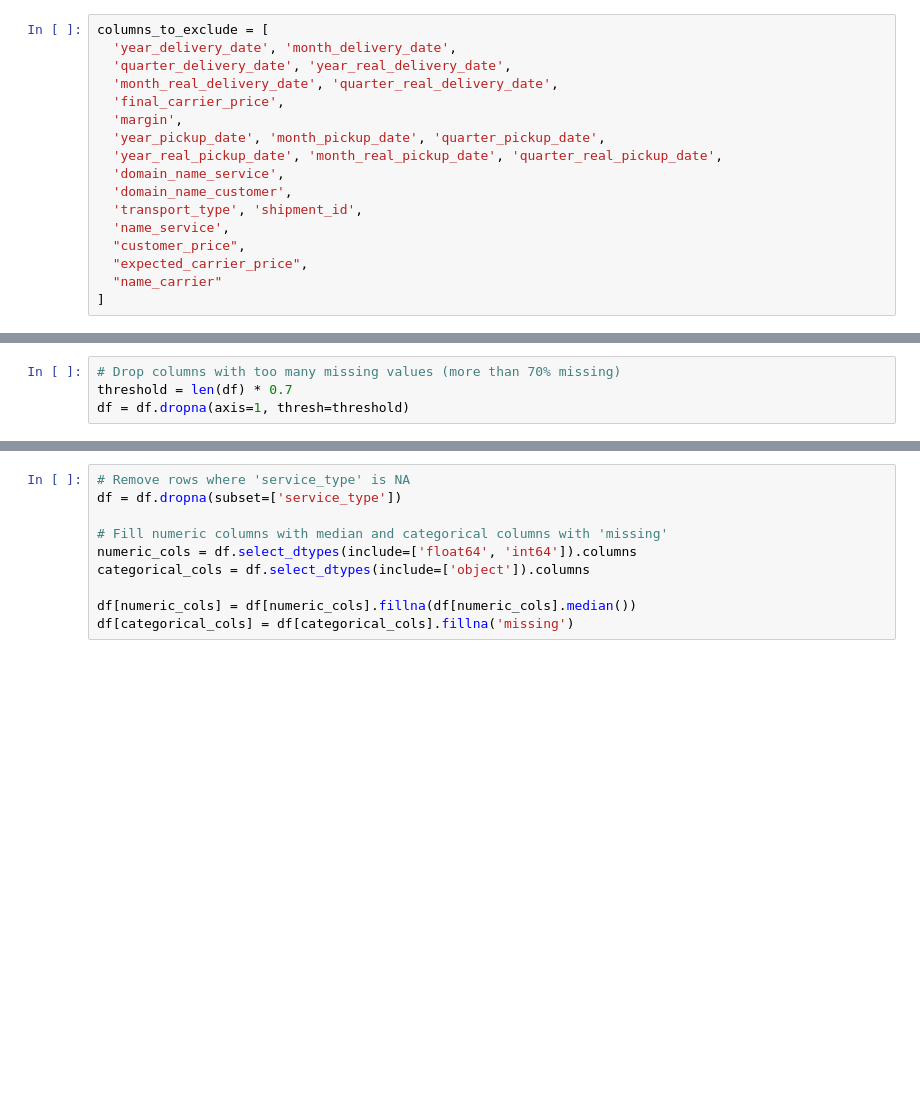
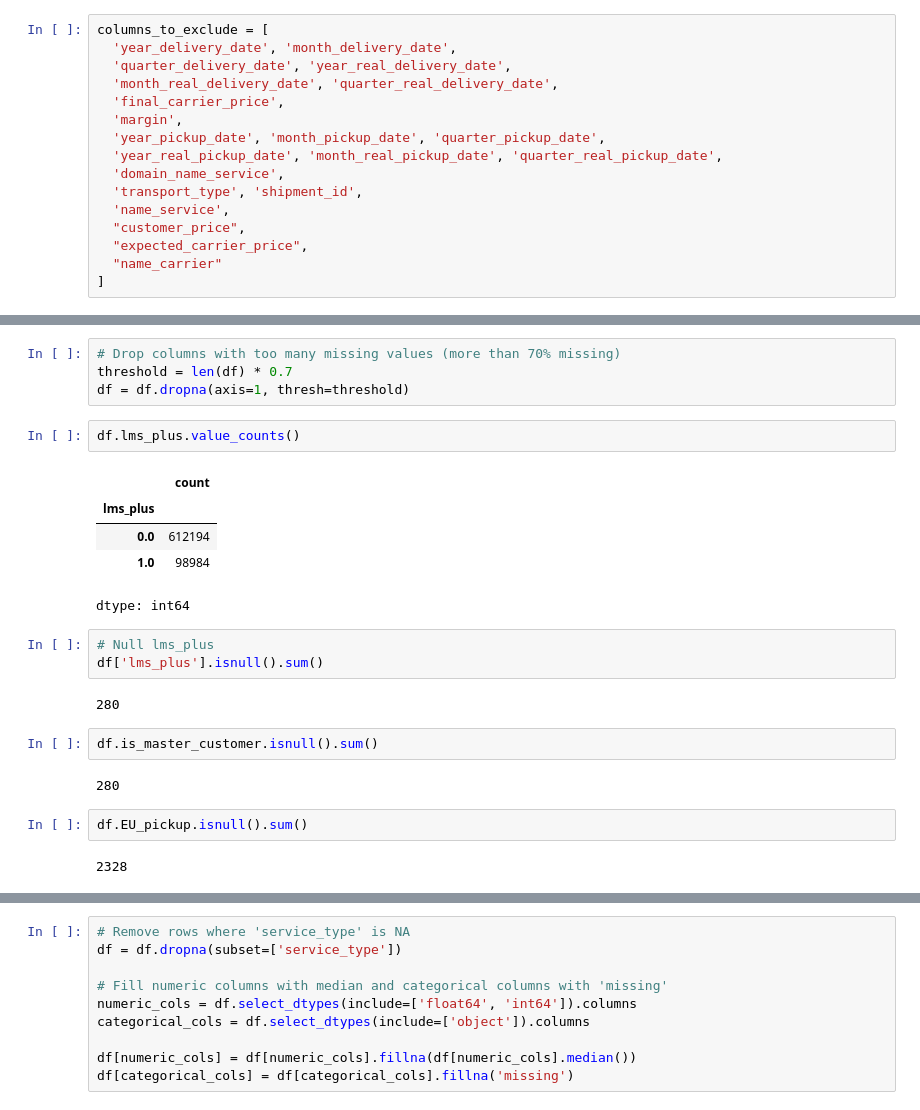
Before and after one commit to BianchiLuca28/FHNW-BI-LMS, a Jupyter notebook: notebooks/model.ipynb, the cells around one changed output, grey strips where cells are left out. Saved outputs shown, nothing was run; the diff lists cells and outputs as text; blank space fills up the shorter version.

```diff
--- a/notebooks/model.ipynb
+++ b/notebooks/model.ipynb
@@ -152,7 +145,6 @@ columns_to_exclude = [
   'year_pickup_date', 'month_pickup_date', 'quarter_pickup_date',
   'year_real_pickup_date', 'month_real_pickup_date', 'quarter_real_pickup_date',
   'domain_name_service',
-  'domain_name_customer',
   'transport_type', 'shipment_id',
   'name_service',
   "customer_price",
@@ -173,6 +165,27 @@ To handle the missing values, we approached this problem in the following way:
 # Drop columns with too many missing values (more than 70% missing)
 threshold = len(df) * 0.7
 df = df.dropna(axis=1, thresh=threshold)
+# %%
+df.lms_plus.value_counts()
+# %% [output]
+|  | count |
+| lms_plus |  |
+| 0.0 | 612194 |
+| 1.0 | 98984 |
+dtype: int64
+# %%
+# Null lms_plus
+df['lms_plus'].isnull().sum()
+# %% [output]
+280
+# %%
+df.is_master_customer.isnull().sum()
+# %% [output]
+280
+# %%
+df.EU_pickup.isnull().sum()
+# %% [output]
+2328
 # %%
 # Custom missing values columns
 df['lms_plus'] = df['lms_plus'].fillna(0.0)
```
Also changed, not shown: parts of 18 cells of this notebook.
